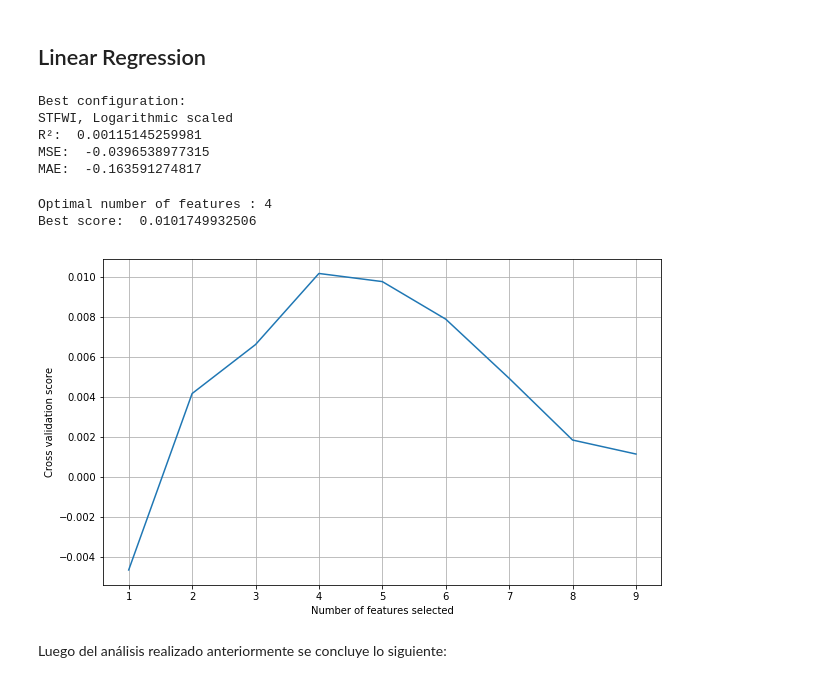
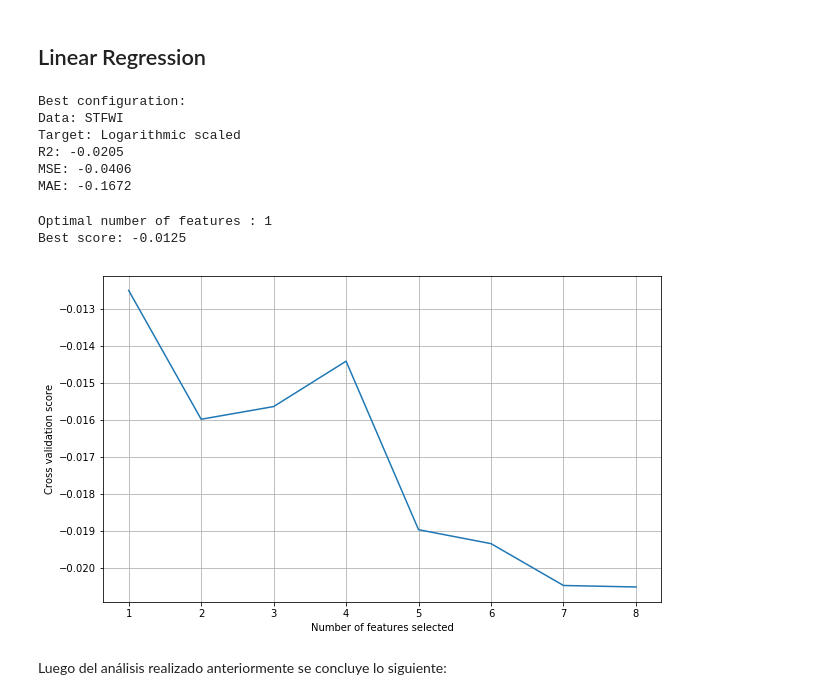
Before and after one commit to dsanmartin/INF578-PJ, a Jupyter notebook: Proyecto.ipynb, the cells around one changed output. Cells and saved outputs as stored; diff of their text form; code cells hidden in the pictures.

```diff
--- a/Proyecto.ipynb
+++ b/Proyecto.ipynb
@@ -144,7 +148,0 @@ y = df.iloc[:,-1]
-# %%
-from sklearn.ensemble import ExtraTreesRegressor
-# fit an Extra Trees model to the data
-model = ExtraTreesRegressor()
-model.fit(X, y)
-# display the relative importance of each attribute
-print(model.feature_importances_)
@@ -184,23 +171,27 @@ Del análisis realizado anteriormente notamos que existe mayor cantidad de incen
 # %%
 # Normalized target
 sy = MinMaxScaler(feature_range=(0, 1))
-y_train_sc = sy.fit_transform(y_train.as_matrix().reshape(len(y_train), 1)).flatten()
+y_sc = sy.fit_transform(y.as_matrix().reshape(len(y), 1)).flatten()
 
-# Logaritmic target
-y_train_log = np.log(y_train + 1)
+# Logarithmic target
+y_log = np.log(y_train + 1)
 
-# Logaritmic normalized
-y_train_log_sc = sy.fit_transform(y_train_log.as_matrix().reshape(len(y_train_log), 1)).flatten()
+# Logarithmic normalized
+y_log_sc = sy.fit_transform(y_log.as_matrix().reshape(len(y), 1)).flatten()
 
 # Comparison plot
 plt.figure(figsize=(16, 4))
 plt.subplot(1, 4, 1)
-plt.plot(np.arange(len(y_train)), y_train)
+plt.plot(np.arange(len(y)), y.values)
+plt.title("Raw target")
 plt.subplot(1, 4, 2)
-plt.plot(np.arange(len(y_train_sc)), y_train_sc, 'r')
+plt.plot(np.arange(len(y_sc)), y_sc, 'r')
+plt.title("Normalized target")
 plt.subplot(1, 4, 3)
-plt.plot(np.arange(len(y_train_log)), y_train_log, 'g')
+plt.plot(np.arange(len(y_log)), y_log, 'g')
+plt.title("Logarithmic target")
 plt.subplot(1, 4, 4)
-plt.plot(np.arange(len(y_train_log_sc)), y_train_log_sc, 'orange')
+plt.plot(np.arange(len(y_log_sc)), y_log_sc, 'orange')
+plt.title("Logarithmic normalized target")
 plt.show()
 # %% [output]
@@ -289,11 +280,11 @@ def GSCVData(model, datasets, targets, parameters, scorers, cv, verbose=False):
 # Fixed variables
 
 # Data
-datasets = [STFWI_train_sc, STM_train_sc, FWI_train_sc, M_train_sc, X_train_sc] # List of datasets tested
+datasets = [STFWI_sc, STFWI1C_sc, STM_sc, STM1C_sc, FWI_sc, M_sc, X_sc, X1C_sc] # List of datasets tested
 targets = [y_train_sc, y_train_log, y_train_log_sc] # List of targets tested
 
 # Labels for naming
-data_labels = ["STFWI", "STM", "FWI", "M", "All"]
+data_labels = ["STFWI", "STFWI 1C", "STM", "STM 1C", "FWI", "M", "X", "X 1C"]
 target_labels = ["Scaled", "Logarithmic", "Logarithmic scaled"]
 
 # Metric scorers
@@ -342,19 +336,20 @@ def searchLR(model, datasets, targets, cv, verbose=False):
 
         return scores, bd, bt
 # %%
-sc, lr_d , lr_t = searchLR(LR(fit_intercept=False), datasets, targets, cv_)
+sc, lr_d , lr_t = searchLR(LR(), datasets, targets, cv_)
 # %% [output]
 Best configuration:
-STFWI, Logarithmic scaled
-R²:  0.00115145259981
-MSE:  -0.0396538977315
-MAE:  -0.163591274817
+Data: STFWI
+Target: Logarithmic scaled
+R2: -0.0205
+MSE: -0.0406
+MAE: -0.1672
 # %%
-_ = checkRFECV(LR(fit_intercept=False), datasets[lr_d], targets[lr_t])
+_ = checkRFECV(LR(), datasets[lr_d], targets[lr_t])
 # %% [output]
-Optimal number of features : 4
-Best score:  0.0101749932506
+Optimal number of features : 1
+Best score: -0.0125
-[figure, old version]
+[figure, new version]
 # %% [markdown]
 Luego del análisis realizado anteriormente se concluye lo siguiente:
 # %% [markdown]
```
Also changed, not shown: parts of 76 cells of this notebook.
